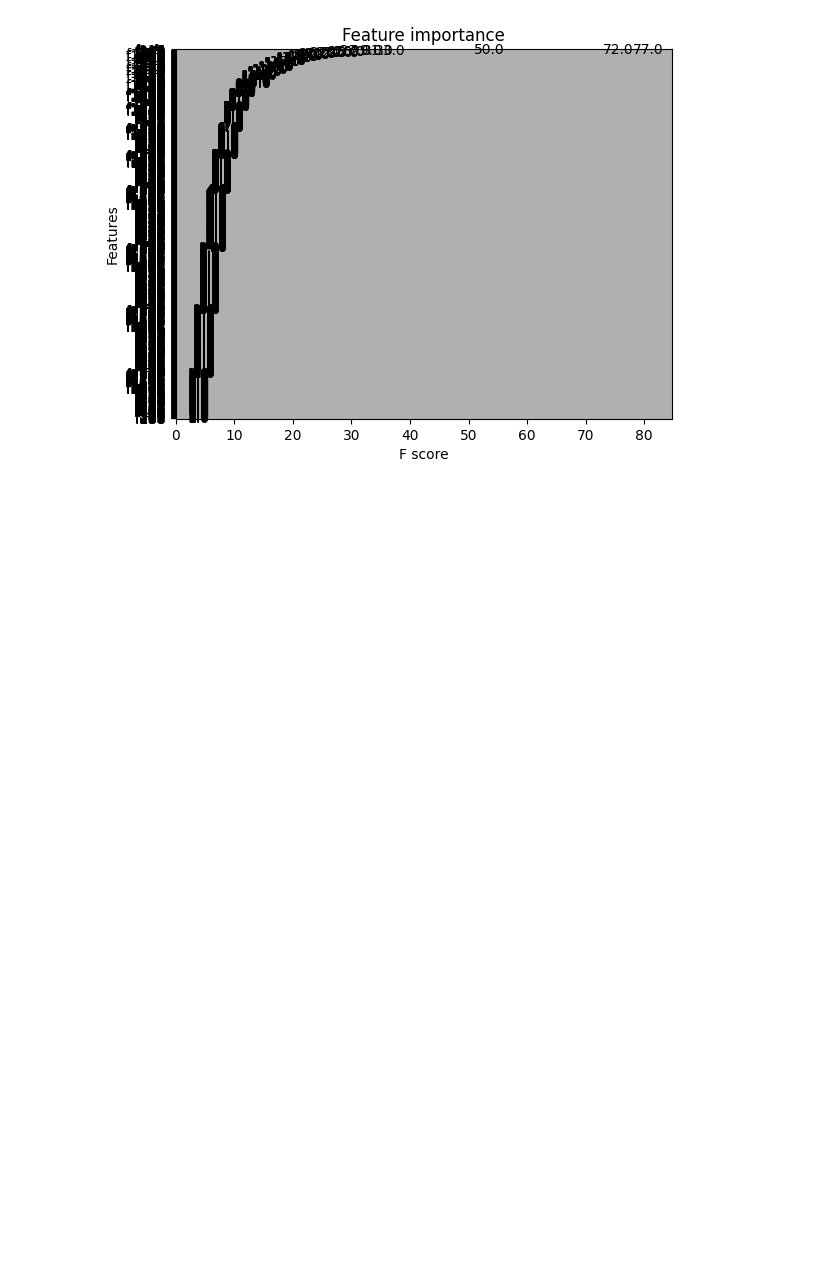
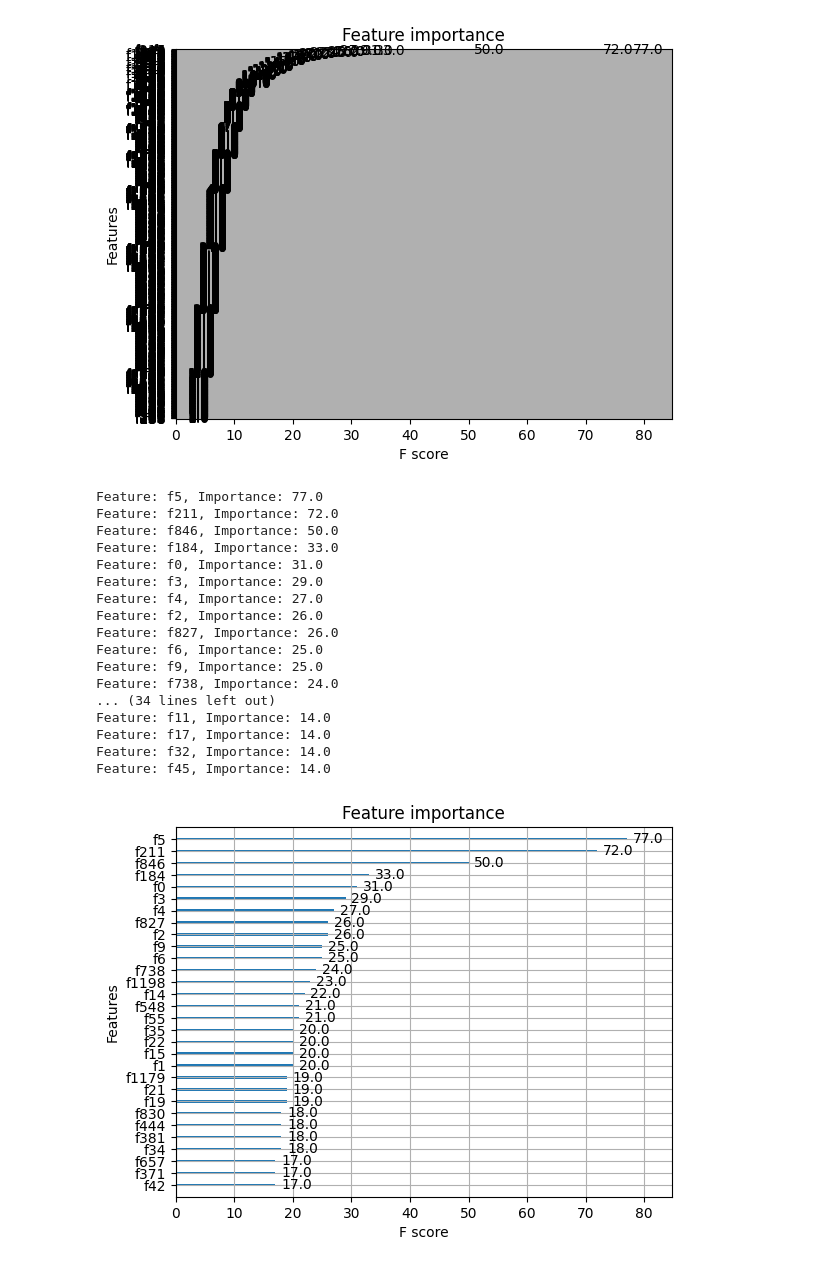
Before and after one commit to petraliu1006/Genome-wide-Methylation-age-prediction, a Jupyter notebook: xprize.ipynb, the cells around one changed output. Cells and saved outputs as stored; diff of their text form; code cells hidden in the pictures; blank space fills up the shorter version.

```diff
--- a/xprize.ipynb
+++ b/xprize.ipynb
@@ -306,3 +306,41 @@ Parameters: { "n_estimators", "slient" } are not used.
   warnings.warn(smsg, UserWarning)
 mse: 26.254908175681962
 [figure]
+# %%
+import xgboost as xgb
+import matplotlib.pyplot as plt
+
+feature_importance = model.get_score(importance_type='weight')
+
+# Convert feature importance to a sorted list of tuples
+sorted_feature_importance = sorted(feature_importance.items(), key=lambda x: x[1], reverse=True)
+
+# Select the top 10 features
+top_10_features = sorted_feature_importance[:50]
+
+# If you want to display the top 10 features
+for feature, importance in top_10_features:
+    print(f"Feature: {feature}, Importance: {importance}")
+
+# Optionally, you can plot these top 10 features
+xgb.plot_importance(model, max_num_features=30)
+plt.show()
+# %% [output]
+Feature: f5, Importance: 77.0
+Feature: f211, Importance: 72.0
+Feature: f846, Importance: 50.0
+Feature: f184, Importance: 33.0
+Feature: f0, Importance: 31.0
+Feature: f3, Importance: 29.0
+Feature: f4, Importance: 27.0
+Feature: f2, Importance: 26.0
+Feature: f827, Importance: 26.0
+Feature: f6, Importance: 25.0
+Feature: f9, Importance: 25.0
+Feature: f738, Importance: 24.0
+... (34 lines left out)
+Feature: f11, Importance: 14.0
+Feature: f17, Importance: 14.0
+Feature: f32, Importance: 14.0
+Feature: f45, Importance: 14.0
+[figure, added]
```
